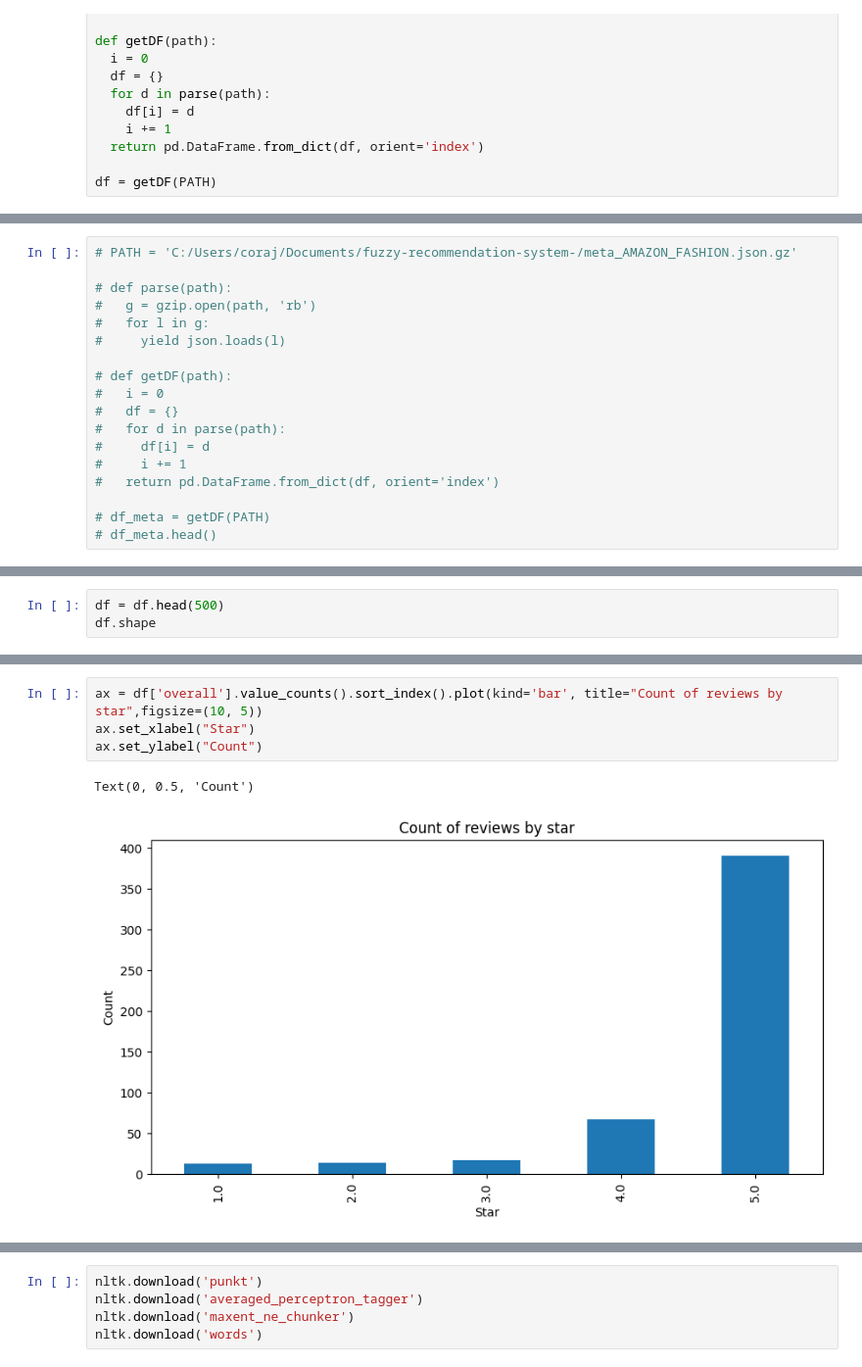
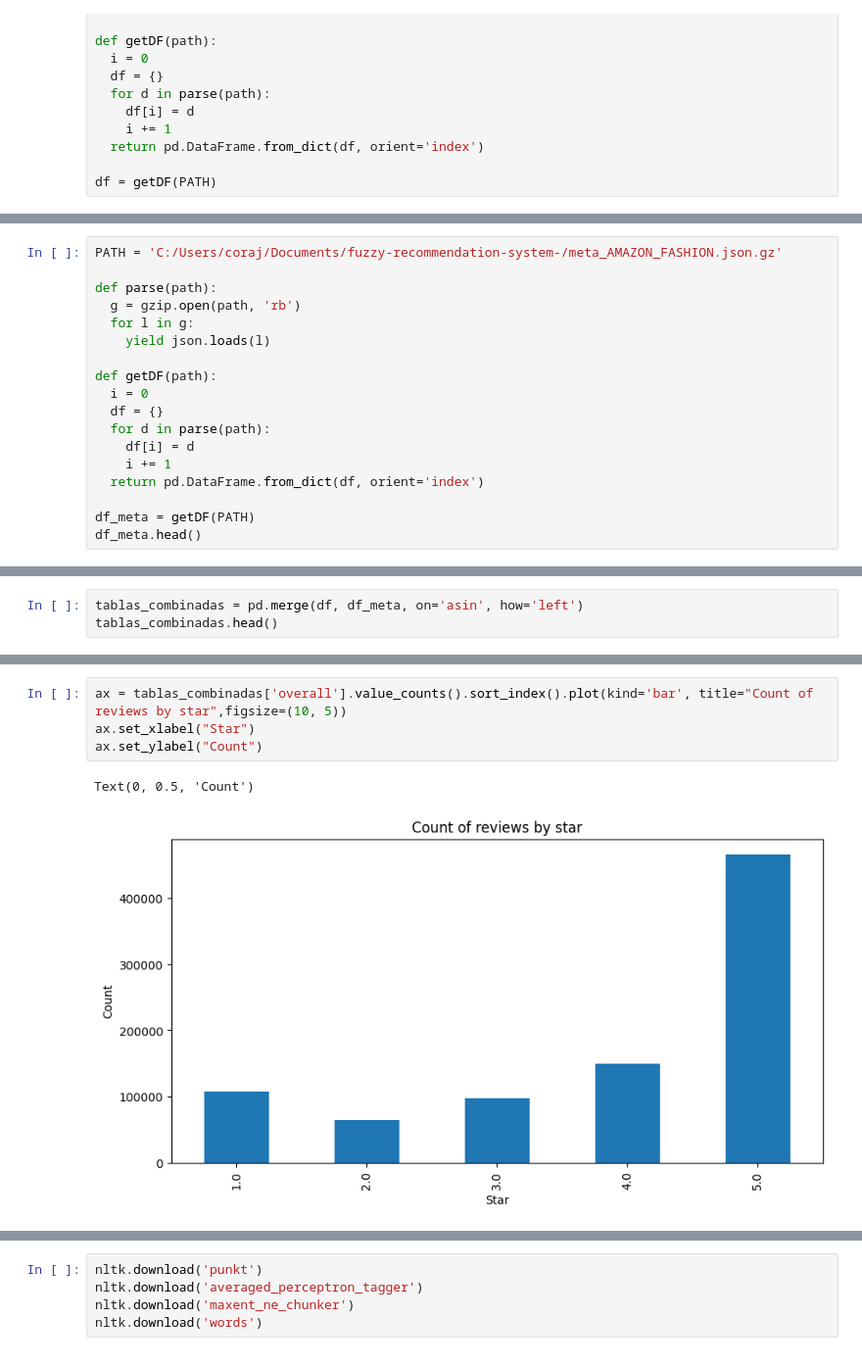
Before and after one commit to EmilioGinzo/fuzzy-recommendation-system-, a Jupyter notebook: analisis.ipynb, the cells around one changed output, grey strips where cells are left out. Shown at 98% size. Cells and saved outputs as stored; diff of their text form.

Commit message:
combinacion de tablas

```diff
--- a/analisis.ipynb
+++ b/analisis.ipynb
@@ -41,18 +39,18 @@ por ahora creo que no tiene sentido combinar con la otra tabla porque no estamos
 # %%
-# PATH = 'C:/Users/coraj/Documents/fuzzy-recommendation-system-/meta_AMAZON_FASHION.json.gz'
+PATH = 'C:/Users/coraj/Documents/fuzzy-recommendation-system-/meta_AMAZON_FASHION.json.gz'
 
-# def parse(path):
-#   g = gzip.open(path, 'rb')
-#   for l in g:
-#     yield json.loads(l)
+def parse(path):
+  g = gzip.open(path, 'rb')
+  for l in g:
+    yield json.loads(l)
 
-# def getDF(path):
-#   i = 0
-#   df = {}
-#   for d in parse(path):
-#     df[i] = d
-#     i += 1
-#   return pd.DataFrame.from_dict(df, orient='index')
+def getDF(path):
+  i = 0
+  df = {}
+  for d in parse(path):
+    df[i] = d
+    i += 1
+  return pd.DataFrame.from_dict(df, orient='index')
 
-# df_meta = getDF(PATH)
-# df_meta.head()
+df_meta = getDF(PATH)
+df_meta.head()
@@ -74,3 +63,0 @@ df.head()
-# %%
-df = df.head(500)
-df.shape
@@ -78,0 +64,3 @@ df.shape
+# %%
+tablas_combinadas = pd.merge(df, df_meta, on='asin', how='left')
+tablas_combinadas.head()
@@ -79,7 +75,7 @@ df.shape
 # %%
-ax = df['overall'].value_counts().sort_index().plot(kind='bar', title="Count of reviews by star",figsize=(10, 5))
+ax = tablas_combinadas['overall'].value_counts().sort_index().plot(kind='bar', title="Count of reviews by star",figsize=(10, 5))
 ax.set_xlabel("Star")
 ax.set_ylabel("Count")
 # %% [output]
 Text(0, 0.5, 'Count')
-[figure, old version]
+[figure, new version]
```
Also changed, not shown: parts of 17 cells of this notebook.
